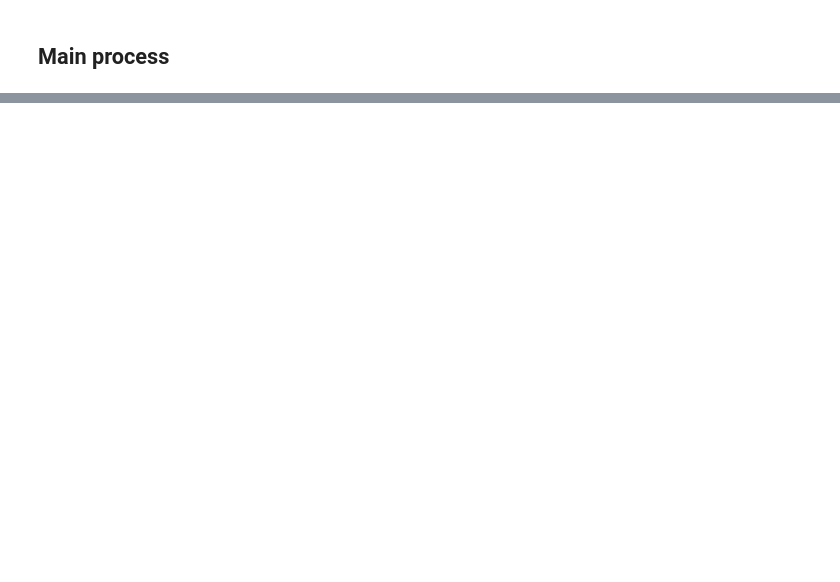
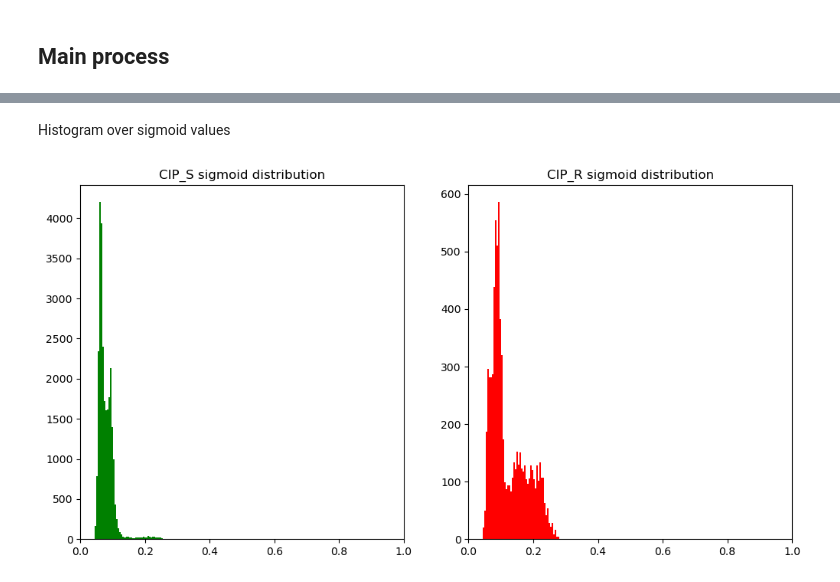
Before and after one commit to jespeols/ARFusion, a Jupyter notebook: AE_results_request.ipynb, the cells around one changed output, grey strips where cells are left out. Drawn from its saved outputs; the diff is of its cells as text; code cells hidden in the pictures; blank space fills up the shorter version.

```diff
--- a/AE_results_request.ipynb
+++ b/AE_results_request.ipynb
@@ -490,0 +502,17 @@ plt.show()
+# %% [markdown]
+Histogram over sigmoid values
+# %%
+pred_sigmoids_np = pred_sigmoids.cpu().numpy()
+targets_np = targets.cpu().numpy()
+pred_sigmoids_R = pred_sigmoids_np[targets_np == 1]
+pred_sigmoids_S = pred_sigmoids_np[targets_np == 0]
+fig, axes = plt.subplots(1, 2, figsize=(12, 6))
+axes[0].hist(pred_sigmoids_S, bins=50, color='green', label=f'{selected_ab}_S')
+axes[0].set_title(f'{selected_ab}_S sigmoid distribution')
+axes[0].set_xlim(0, 1)
+axes[1].hist(pred_sigmoids_R, bins=50, color='red', label=f'{selected_ab}_R')
+axes[1].set_title(f'{selected_ab}_R sigmoid distribution')
+axes[1].set_xlim(0, 1)
+plt.show()
+# %% [output]
+[figure, added]
```
Also changed, not shown: parts of 11 cells of this notebook, 4 other files.
